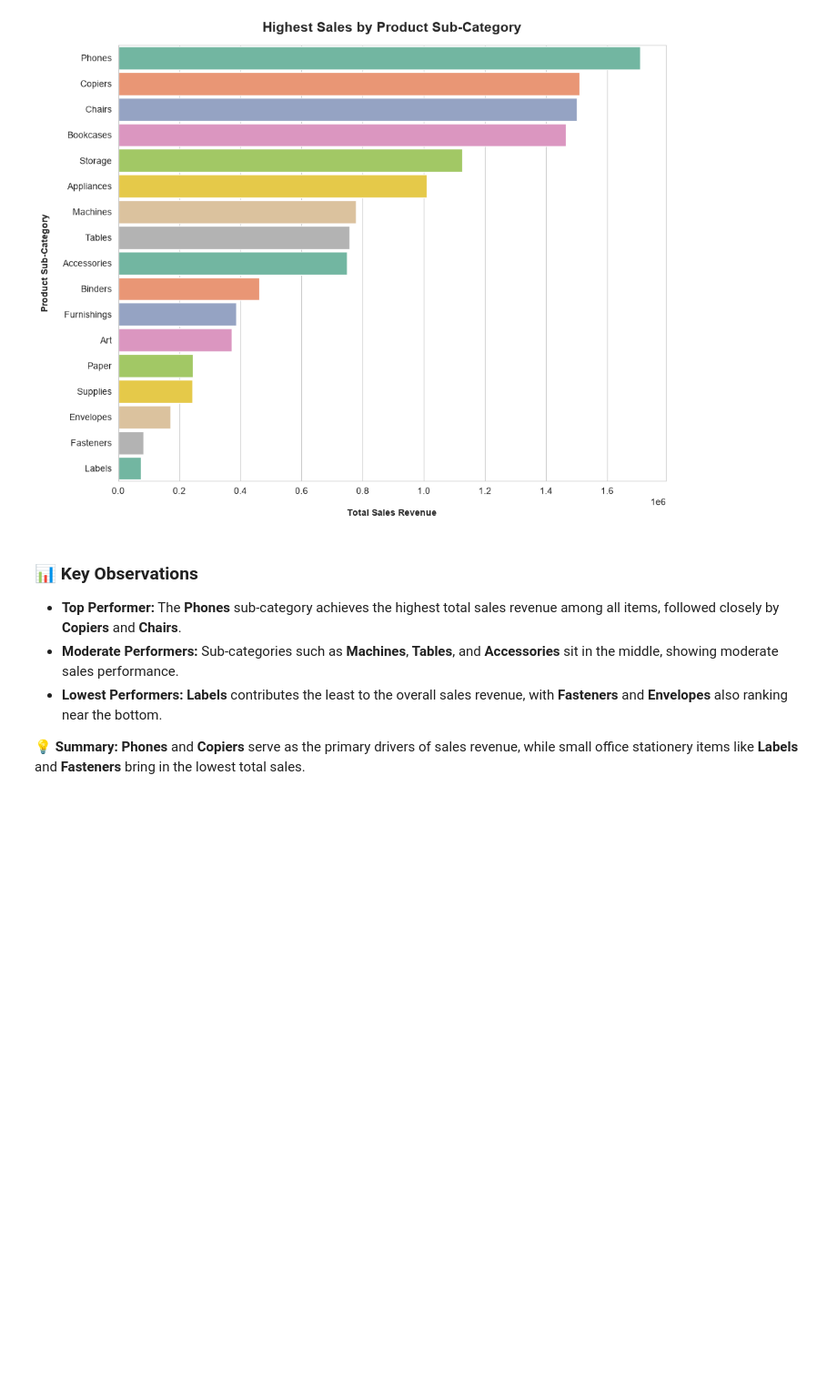
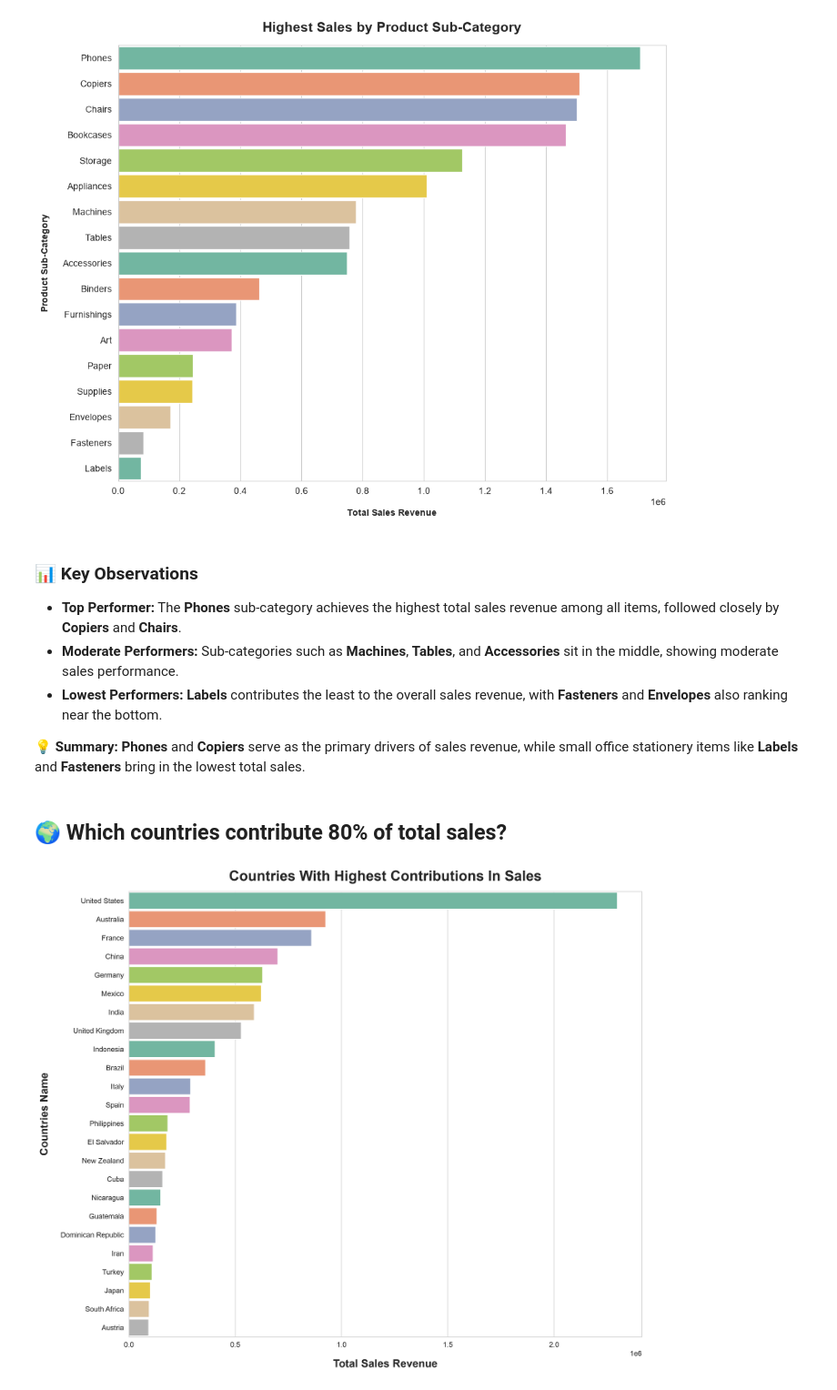
Before and after one commit to Pratyush-Guleria/data-analysis-projects, a Jupyter notebook: project-02-retail-sales-analysis/notebook/01_eda.ipynb, the cells around one changed output. Shown at 91% size. Cells and saved outputs as stored; diff of their text form; code cells hidden in the pictures; blank space fills up the shorter version.

```diff
--- a/project-02-retail-sales-analysis/notebook/01_eda.ipynb
+++ b/project-02-retail-sales-analysis/notebook/01_eda.ipynb
@@ -3,6 +3,10 @@ import pandas as pd
 import matplotlib.pyplot as plt
 import seaborn as sns
 import sys
+# %%
+sns.set_style(style = "whitegrid")
+plt.rcParams["figure.figsize"] = (10, 6)
+plt.rcParams["figure.dpi"] = 300
 # %% [markdown]
 ## 1️⃣ Dataset Overview
 # %%
@@ -145,8 +149,6 @@ df.describe(include = ["object", "str"])
 # %% [markdown]
 ## 📈 Which product categories generate the highest total sales?
 # %%
-sns.set_style("whitegrid")
-
 plt.figure(figsize = (10, 6))
 
 top_sales = df.groupby("Category")["Sales"].sum().sort_values(ascending = False).reset_index()
@@ -221,3 +222,34 @@ plt.show()
 * **Lowest Performers:** **Labels** contributes the least to the overall sales revenue, with **Fasteners** and **Envelopes** also ranking near the bottom.
 
 **💡 Summary:** **Phones** and **Copiers** serve as the primary drivers of sales revenue, while small office stationery items like **Labels** and **Fasteners** bring in the lowest total sales.
+# %% [markdown]
+## 🌍 Which countries contribute 80% of total sales?
+# %%
+all_countries = df.groupby("Country")["Sales"].sum().sort_values(ascending = False).reset_index()
+
+top_Country = all_countries[all_countries["Sales"].cumsum()/all_countries["Sales"].sum() <=0.8]
+# %%
+plt.figure(figsize = (12,10))
+
+sns.barplot(
+    data = top_Country,
+    y = "Country",
+    x = "Sales",
+    hue = "Country",
+    legend = False,
+    palette = "Set2",
+    errorbar = None,
+    width = 0.9
+)
+
+plt.title("Countries With Highest Contributions In Sales", fontsize = 20, fontweight = "bold", pad = 15)
+
+plt.xlabel("Total Sales Revenue", fontsize = 15, fontweight = "bold", labelpad = 15)
+plt.ylabel("Countries Name", fontsize = 15, fontweight = "bold", labelpad = 15)
+
+plt.tight_layout()
+
+plt.savefig("../images/countries_with_highest_countribution_in_sales_bargraph.png", dpi = 300, bbox_inches = "tight")
+plt.show()
+# %% [output]
+[figure, added]
```
Also changed, not shown: parts of 30 cells of this notebook.
